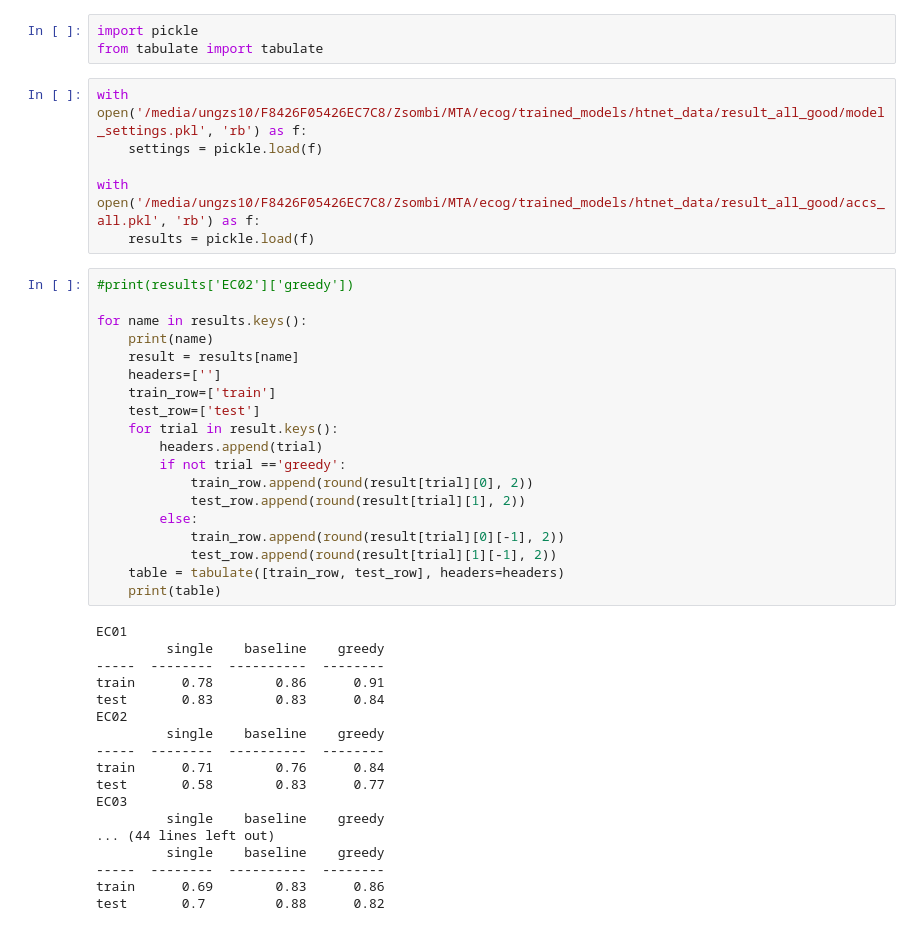
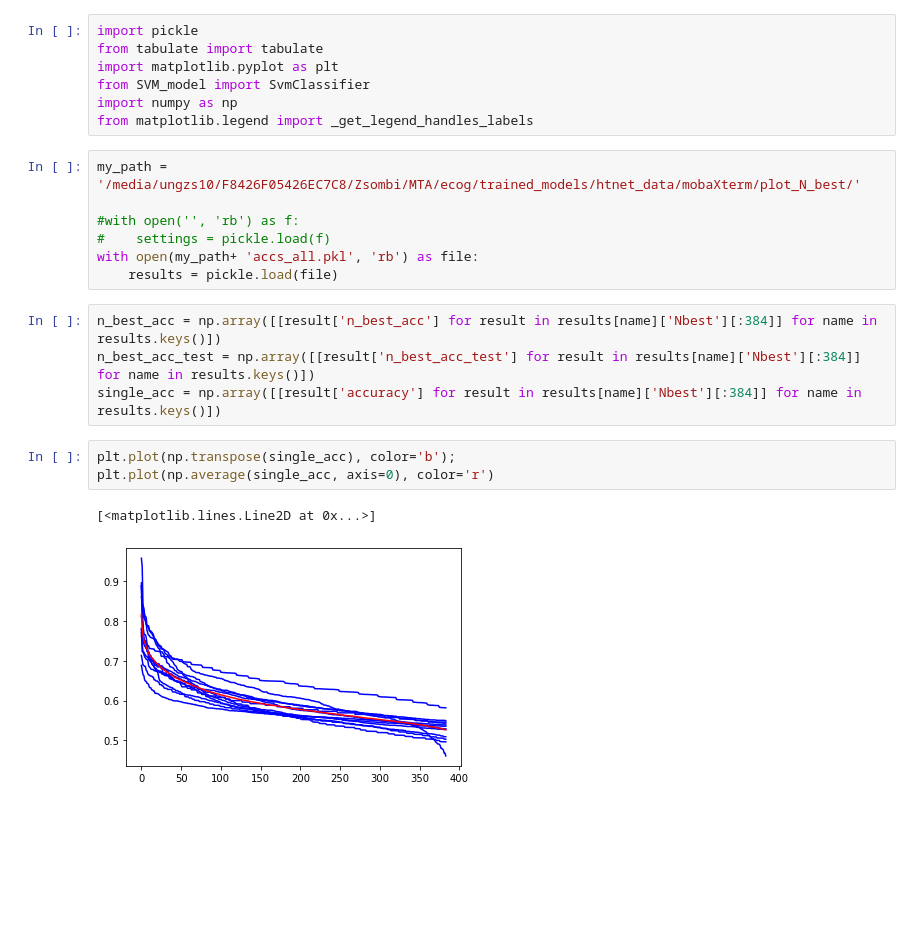
Before and after one commit to ungzs1/ecog_decoder, a Jupyter notebook: model/inspectResult.ipynb, the cells around one changed output. Saved outputs shown, nothing was run; the diff lists cells and outputs as text; blank space fills up the shorter version.

```diff
--- a/model/inspectResult.ipynb
+++ b/model/inspectResult.ipynb
@@ -1,46 +1,24 @@
-# %%
-import pickle
-from tabulate import tabulate
+# %%
+import pickle
+from tabulate import tabulate
+import matplotlib.pyplot as plt
+from SVM_model import SvmClassifier
+import numpy as np
+from matplotlib.legend import _get_legend_handles_labels
 # %%
-with open('/media/ungzs10/F8426F05426EC7C8/Zsombi/MTA/ecog/trained_models/htnet_data/result_all_good/model_settings.pkl', 'rb') as f:
-    settings = pickle.load(f)
+my_path = '/media/ungzs10/F8426F05426EC7C8/Zsombi/MTA/ecog/trained_models/htnet_data/mobaXterm/plot_N_best/'
 
-with open('/media/ungzs10/F8426F05426EC7C8/Zsombi/MTA/ecog/trained_models/htnet_data/result_all_good/accs_all.pkl', 'rb') as f:
-    results = pickle.load(f)
+#with open('', 'rb') as f:
+#    settings = pickle.load(f)
+with open(my_path+ 'accs_all.pkl', 'rb') as file:
+    results = pickle.load(file)
-# %%
-#print(results['EC02']['greedy'])
-
-for name in results.keys():
-    print(name)
-    result = results[name]
-    headers=['']
-    train_row=['train']
-    test_row=['test']
-    for trial in result.keys():
-        headers.append(trial)
-        if not trial =='greedy':
-            train_row.append(round(result[trial][0], 2))
-            test_row.append(round(result[trial][1], 2))
-        else:
-            train_row.append(round(result[trial][0][-1], 2))
-            test_row.append(round(result[trial][1][-1], 2))
-    table = tabulate([train_row, test_row], headers=headers)
-    print(table)
-# %% [output]
-EC01
-         single    baseline    greedy
------  --------  ----------  --------
-train      0.78        0.86      0.91
-test       0.83        0.83      0.84
-EC02
-         single    baseline    greedy
------  --------  ----------  --------
-train      0.71        0.76      0.84
-test       0.58        0.83      0.77
-EC03
-         single    baseline    greedy
-... (44 lines left out)
-         single    baseline    greedy
------  --------  ----------  --------
-train      0.69        0.83      0.86
-test       0.7         0.88      0.82
+# %%
+n_best_acc = np.array([[result['n_best_acc'] for result in results[name]['Nbest'][:384]] for name in results.keys()])
+n_best_acc_test = np.array([[result['n_best_acc_test'] for result in results[name]['Nbest'][:384]] for name in results.keys()])
+single_acc = np.array([[result['accuracy'] for result in results[name]['Nbest'][:384]] for name in results.keys()])
+# %%
+plt.plot(np.transpose(single_acc), color='b');
+plt.plot(np.average(single_acc, axis=0), color='r')
+# %% [output]
+[<matplotlib.lines.Line2D at 0x...>]
+[figure, added]
```
Also changed, not shown: parts of 8 cells of this notebook, 10 other files.
